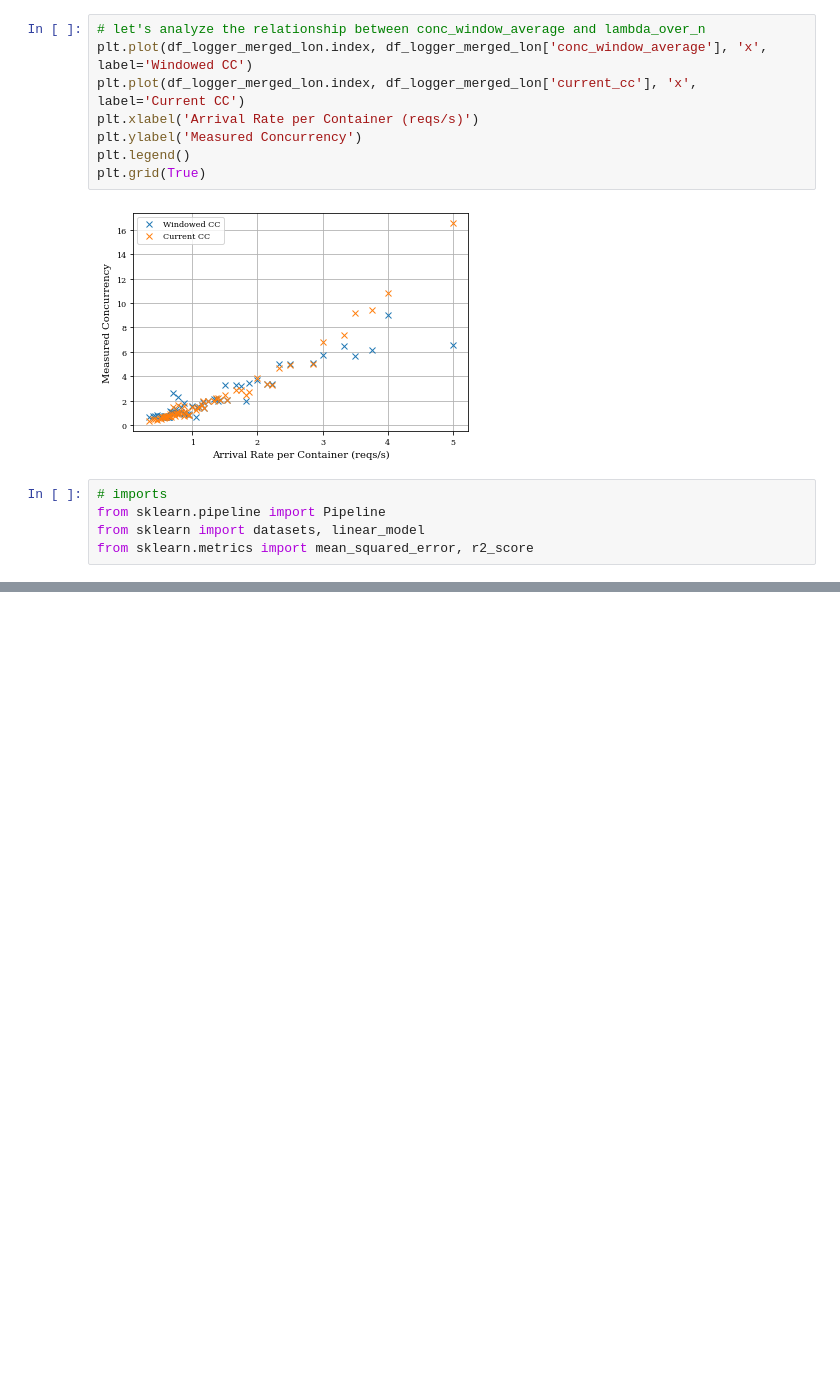
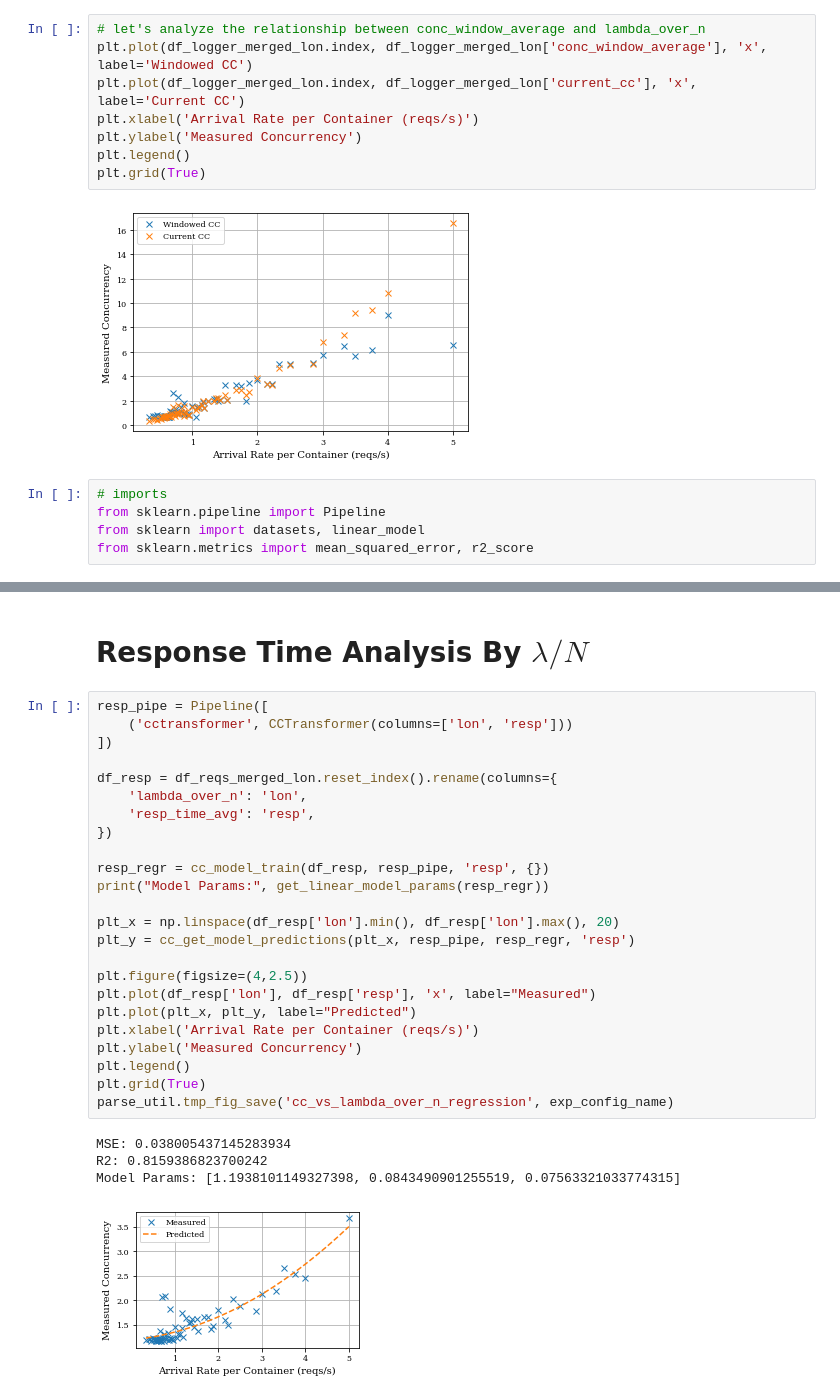
Before and after one commit to pacslab/conc-value-perf-modelling, a Jupyter notebook: experiments/parse_multiple_merged.ipynb, the cells around one changed output, grey strips where cells are left out. Cells and saved outputs as stored; diff of their text form; blank space fills up the shorter version.

Commit message:
added response time regression

```diff
--- a/experiments/parse_multiple_merged.ipynb
+++ b/experiments/parse_multiple_merged.ipynb
@@ -189,3 +196,34 @@ MSE: 0.10046879523748065
 R2: 0.9875286382054725
 Model Params: [0.0, 0.7587030452370006, 0.48814170860140793]
 [figure]
+# %% [markdown]
+# Response Time Analysis By $\lambda/N$
+# %%
+resp_pipe = Pipeline([
+    ('cctransformer', CCTransformer(columns=['lon', 'resp']))
+])
+
+df_resp = df_reqs_merged_lon.reset_index().rename(columns={
+    'lambda_over_n': 'lon',
+    'resp_time_avg': 'resp',
+})
+
+resp_regr = cc_model_train(df_resp, resp_pipe, 'resp', {})
+print("Model Params:", get_linear_model_params(resp_regr))
+
+plt_x = np.linspace(df_resp['lon'].min(), df_resp['lon'].max(), 20)
+plt_y = cc_get_model_predictions(plt_x, resp_pipe, resp_regr, 'resp')
+
+plt.figure(figsize=(4,2.5))
+plt.plot(df_resp['lon'], df_resp['resp'], 'x', label="Measured")
+plt.plot(plt_x, plt_y, label="Predicted")
+plt.xlabel('Arrival Rate per Container (reqs/s)')
+plt.ylabel('Measured Concurrency')
+plt.legend()
+plt.grid(True)
+parse_util.tmp_fig_save('cc_vs_lambda_over_n_regression', exp_config_name)
+# %% [output]
+MSE: 0.038005437145283934
+R2: 0.8159386823700242
+Model Params: [1.1938101149327398, 0.0843490901255519, 0.07563321033774315]
+[figure, added]
```
Also changed, not shown: parts of 2 cells of this notebook.
